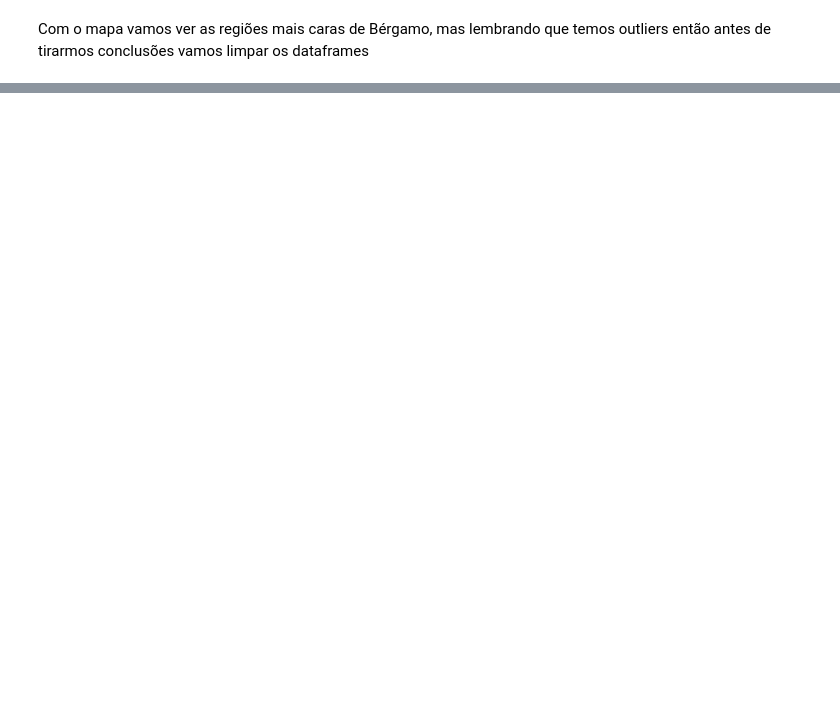
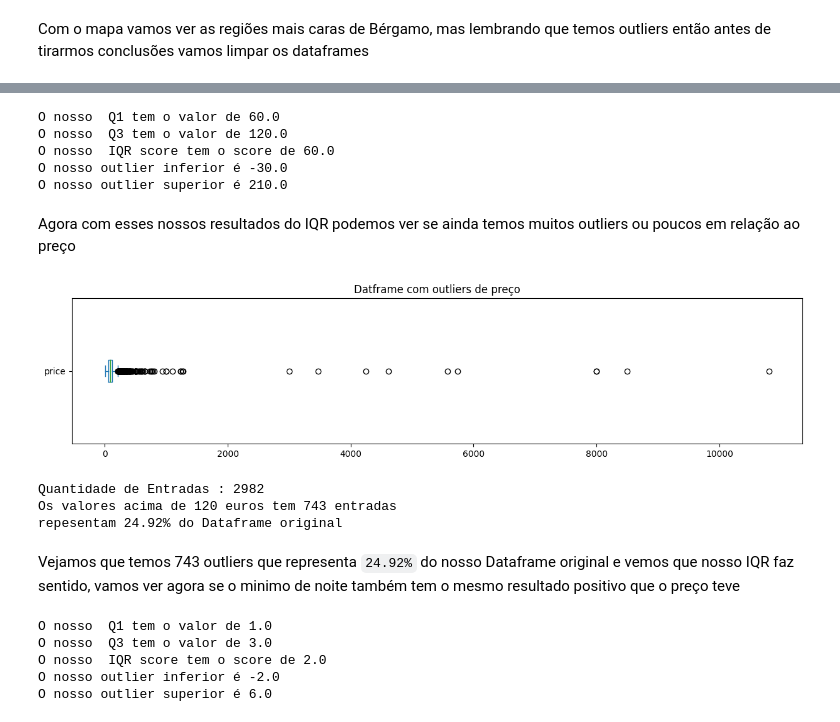
Before and after one commit to oisouofeborges/DS_portfolio, a Jupyter notebook: Analise_de_Dados_do_Airbnb.ipynb, the cells around one changed output, grey strips where cells are left out. Drawn from its saved outputs; the diff is of its cells as text; code cells hidden in the pictures; blank space fills up the shorter version.

```diff
--- a/Analise_de_Dados_do_Airbnb.ipynb
+++ b/Analise_de_Dados_do_Airbnb.ipynb
@@ -39,6 +64,6 @@ import seaborn as sns
 # %%
 # importar o arquivo listings.csv para um DataFrame
-df_cru = pd.read_csv('http://data.insideairbnb.com/italy/lombardia/bergamo/2023-06-30/visualisations/listings.csv')
+df = pd.read_csv('http://data.insideairbnb.com/italy/lombardia/bergamo/2023-06-30/visualisations/listings.csv')
 # %% [markdown]
 ## Análise dos Dados
 # %% [markdown]
@@ -323,0 +308,53 @@ Por fim, é relevante ressaltar que o dataset utilizado neste estudo é uma vers
+# %%
+q1_price = df.price.quantile(.25)
+q3_price = df.price.quantile(.75)
+iqr_price = q3_price - q1_price
+min_iqr = q1_price - (1.5*iqr_price)
+max_iqr = q3_price + (1.5*iqr_price)
+
+print(f'O nosso  Q1 tem o valor de {q1_price}')
+print(f'O nosso  Q3 tem o valor de {q3_price}')
+print(f'O nosso  IQR score tem o score de {iqr_price}')
+print(f'O nosso outlier inferior é {min_iqr}')
+print(f'O nosso outlier superior é {max_iqr}')
+# %% [output]
+O nosso  Q1 tem o valor de 60.0
+O nosso  Q3 tem o valor de 120.0
+O nosso  IQR score tem o score de 60.0
+O nosso outlier inferior é -30.0
+O nosso outlier superior é 210.0
+# %% [markdown]
+Agora com esses nossos resultados do IQR podemos ver se ainda temos muitos outliers ou poucos em relação ao preço
+# %%
+fig, ax = plt.subplots(figsize=(15,3))
+df.price.plot(kind="box", vert=False)
+ax.set_title('Datframe com outliers de preço')
+plt.show()
+print(f'Quantidade de Entradas : {df.shape[0]}')
+print(f'Os valores acima de 120 euros tem {len(df[df.price>120])} entradas')
+print('repesentam {:.2f}% do Dataframe original'.format((len(df[df.price>120])/df.shape[0])*100))
+# %% [output]
+[figure, added]
+Quantidade de Entradas : 2982
+Os valores acima de 120 euros tem 743 entradas
+repesentam 24.92% do Dataframe original
+# %% [markdown]
+Vejamos que temos 743 outliers que representa `24.92%` do nosso Dataframe original e vemos que nosso IQR faz sentido, vamos ver agora se o minimo de noite também tem o mesmo resultado positivo que o preço teve
+# %%
+q1_mg = df.minimum_nights.quantile(.25)
+q3_mg = df.minimum_nights.quantile(.75)
+iqr_minimun_nights = q3_mg - q1_mg
+min_minimun_nights = q1_mg -(1.5*iqr_minimun_nights)
+max_minimun_nights = q3_mg +(1.5*iqr_minimun_nights)
+
+print(f'O nosso  Q1 tem o valor de {q1_mg}')
+print(f'O nosso  Q3 tem o valor de {q3_mg}')
+print(f'O nosso  IQR score tem o score de {iqr_minimun_nights}')
+print(f'O nosso outlier inferior é {min_minimun_nights}')
+print(f'O nosso outlier superior é {max_minimun_nights}')
+# %% [output]
+O nosso  Q1 tem o valor de 1.0
+O nosso  Q3 tem o valor de 3.0
+O nosso  IQR score tem o score de 2.0
+O nosso outlier inferior é -2.0
+O nosso outlier superior é 6.0
```
Also changed, not shown: parts of 57 cells of this notebook.
